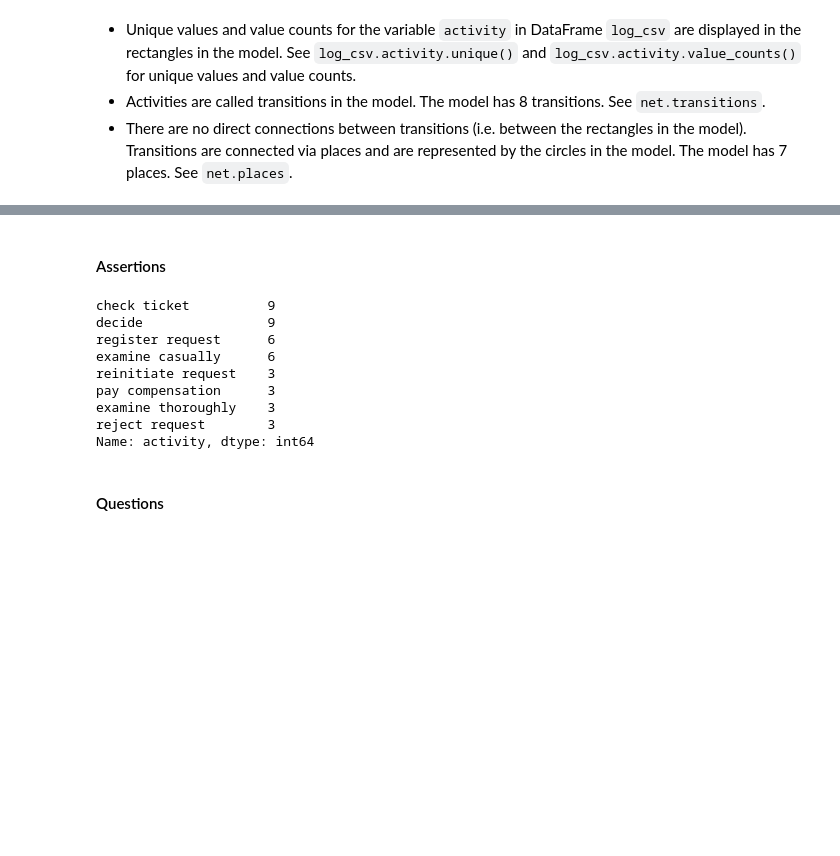
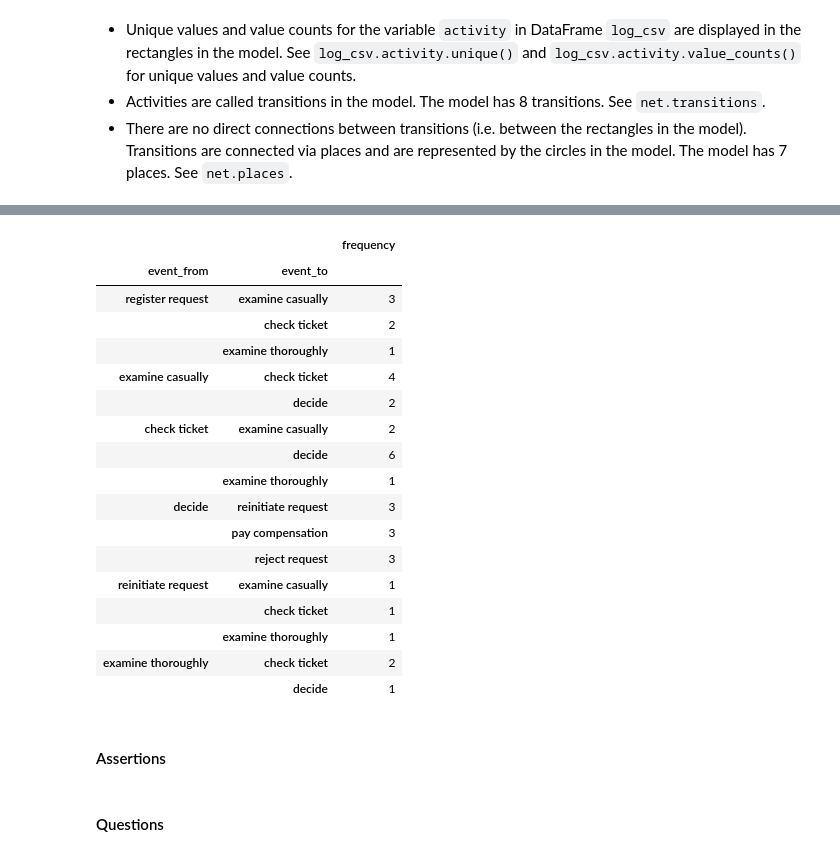
Before and after one commit to Brinkhuis/PM4PY, a Jupyter notebook: PM4PY.ipynb, the cells around one changed output, grey strips where cells are left out. Cells and saved outputs as stored; diff of their text form; code cells hidden in the pictures; blank space fills up the shorter version.

Commit message:
correct function names

```diff
--- a/PM4PY.ipynb
+++ b/PM4PY.ipynb
@@ -589,3 +615,25 @@ dfg_visualization.view(gviz)
+# %%
+# edge frequency
+edge_frequency(edge_matrix(log_csv, 'case_id', 'activity', 'timestamp'))
+# %% [output]
+|  |  | frequency |
+| event_from | event_to |  |
+| register request | examine casually | 3 |
+|  | check ticket | 2 |
+|  | examine thoroughly | 1 |
+| examine casually | check ticket | 4 |
+|  | decide | 2 |
+| check ticket | examine casually | 2 |
+|  | decide | 6 |
+|  | examine thoroughly | 1 |
+| decide | reinitiate request | 3 |
+|  | pay compensation | 3 |
+|  | reject request | 3 |
+| reinitiate request | examine casually | 1 |
+|  | check ticket | 1 |
+|  | examine thoroughly | 1 |
+| examine thoroughly | check ticket | 2 |
+|  | decide | 1 |
 # %% [markdown]
 #### Assertions
 # %%
@@ -607,16 +654,3 @@ assert set(((row.event_from, row.event_to), row.frequency) for row in\
-# %%
-# transition frequencies
-log_csv.activity.value_counts()
-# %% [output]
-check ticket          9
-decide                9
-register request      6
-examine casually      6
-reinitiate request    3
-pay compensation      3
-examine thoroughly    3
-reject request        3
-Name: activity, dtype: int64
 # %% [markdown]
 #### Questions
 # %% [markdown]
```
Also changed, not shown: parts of 28 cells of this notebook.
